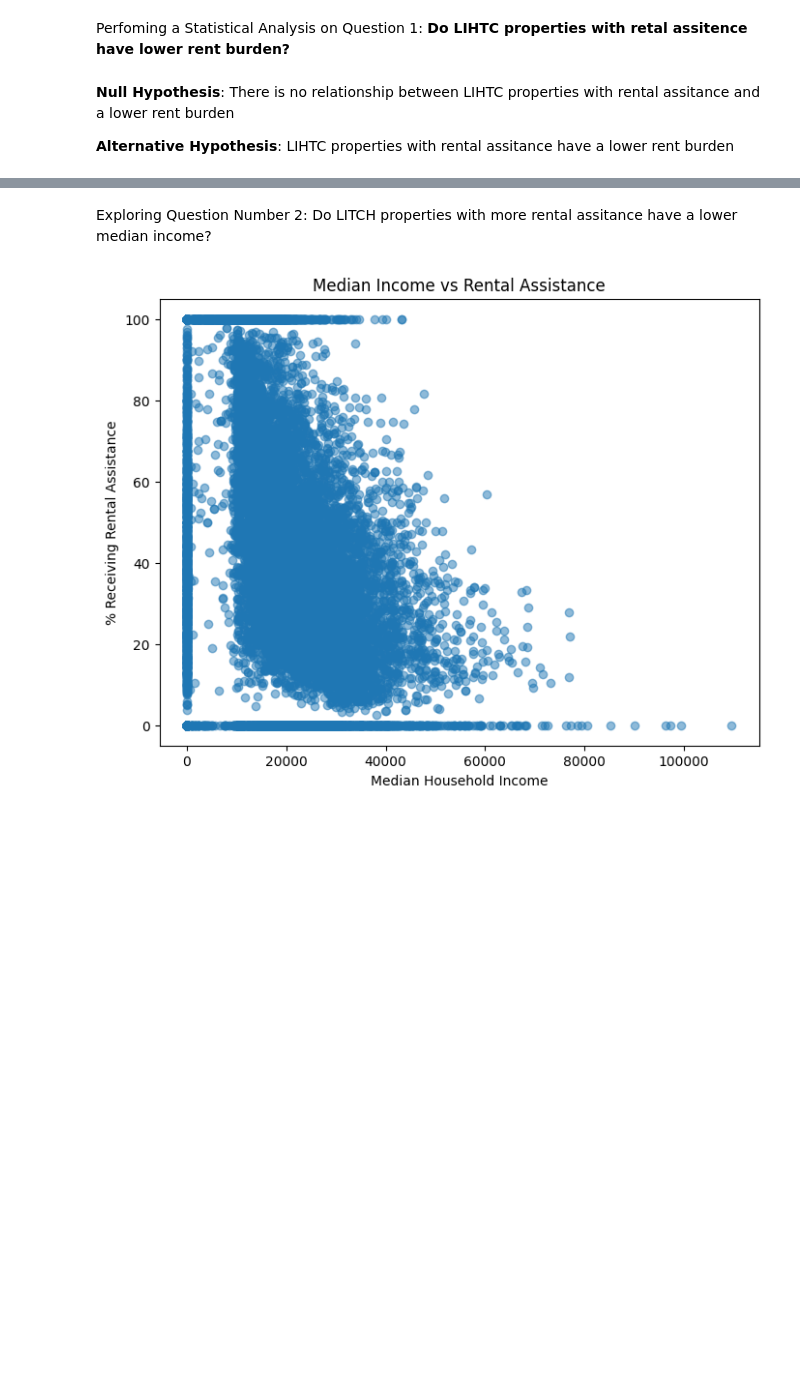
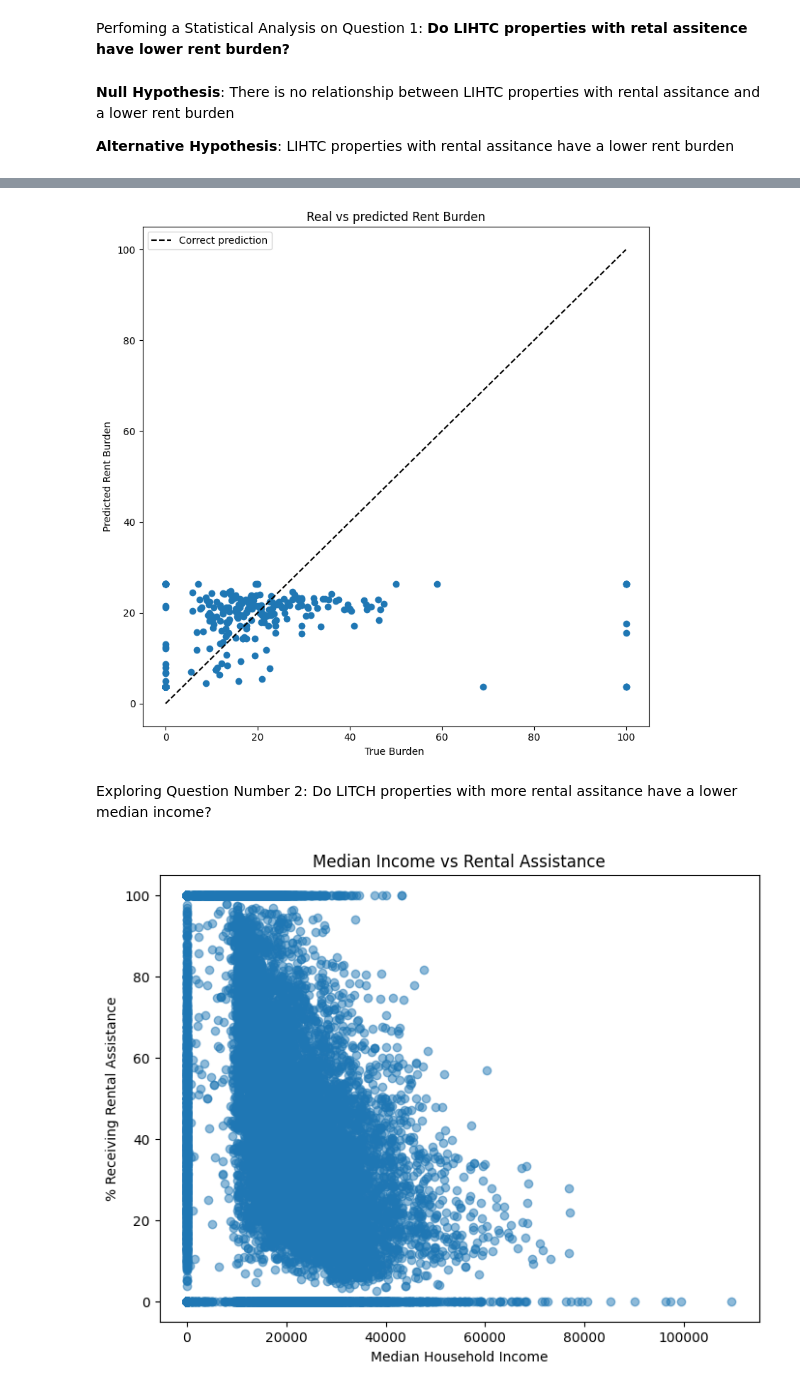
Before and after one commit to bitriagaleonela40-cmd/housing-research, a Jupyter notebook: Housing.ipynb, the cells around one changed output, grey strips where cells are left out. Cells and saved outputs as stored; diff of their text form; code cells hidden in the pictures; blank space fills up the shorter version.

```diff
--- a/Housing.ipynb
+++ b/Housing.ipynb
@@ -408,0 +418,65 @@ Perfoming a Statistical Analysis on Question 1: **Do LIHTC properties with  reta
+# %%
+#Statistical Analysis 1: Linear Regression (Comapring rental assitance to severly rent burden (50%+)
+#Imports
+!pip install pandas
+import pandas as pd
+
+!pip install matplotlib
+import matplotlib.pyplot as plt
+
+!pip install scikit-learn
+from sklearn import datasets, model_selection
+from sklearn.metrics import r2_score
+from sklearn.metrics import mean_squared_error
+from sklearn.datasets import make_regression
+
+#Decide Variables
+features = Question_one[['SomeAssitance']]
+
+labels = Question_one['50%+']
+
+#Split Data
+X_train, X_test, y_train, y_test = model_selection.train_test_split(features, labels, test_size=0.2, random_state=42)
+
+#Import model
+from sklearn.linear_model import LinearRegression
+
+#Initialize model
+lr_model = LinearRegression()
+
+#Fit model
+lr_model.fit(X_train, y_train)
+
+#Test on test data
+pred = lr_model.predict(X_test)
+
+#Visulize predictions
+plt.figure(figsize=(8, 8))
+
+
+plt.scatter(y_test, pred)
+plt.plot([0, 100], [0, 100], '--k', label="Correct prediction")
+
+
+plt.axis('tight')
+
+
+plt.xlabel('True Burden ')
+plt.ylabel('Predicted Rent Burden')
+plt.title("Real vs predicted Rent Burden")
+
+plt.legend()
+plt.tight_layout()
+
+#Evaluate model
+print('mean squared: ', mean_squared_error(y_test, pred))
+
+print('R2 score: ', r2_score(y_test, pred))
+
+#Interpret Model >
+coefficients = lr_model.coef_
+intercept = lr_model.intercept_
+
+print("Coefficients:", coefficients)
+print("Intercept:", intercept)
+# %% [output]
@@ -409,3 +500,4 @@ Perfoming a Statistical Analysis on Question 1: **Do LIHTC properties with  reta
+[figure, added]
 # %% [markdown]
 Exploring Question Number 2: Do LITCH properties with more rental assitance have a lower median income?
 # %%
```
Also changed, not shown: parts of 4 cells of this notebook.
